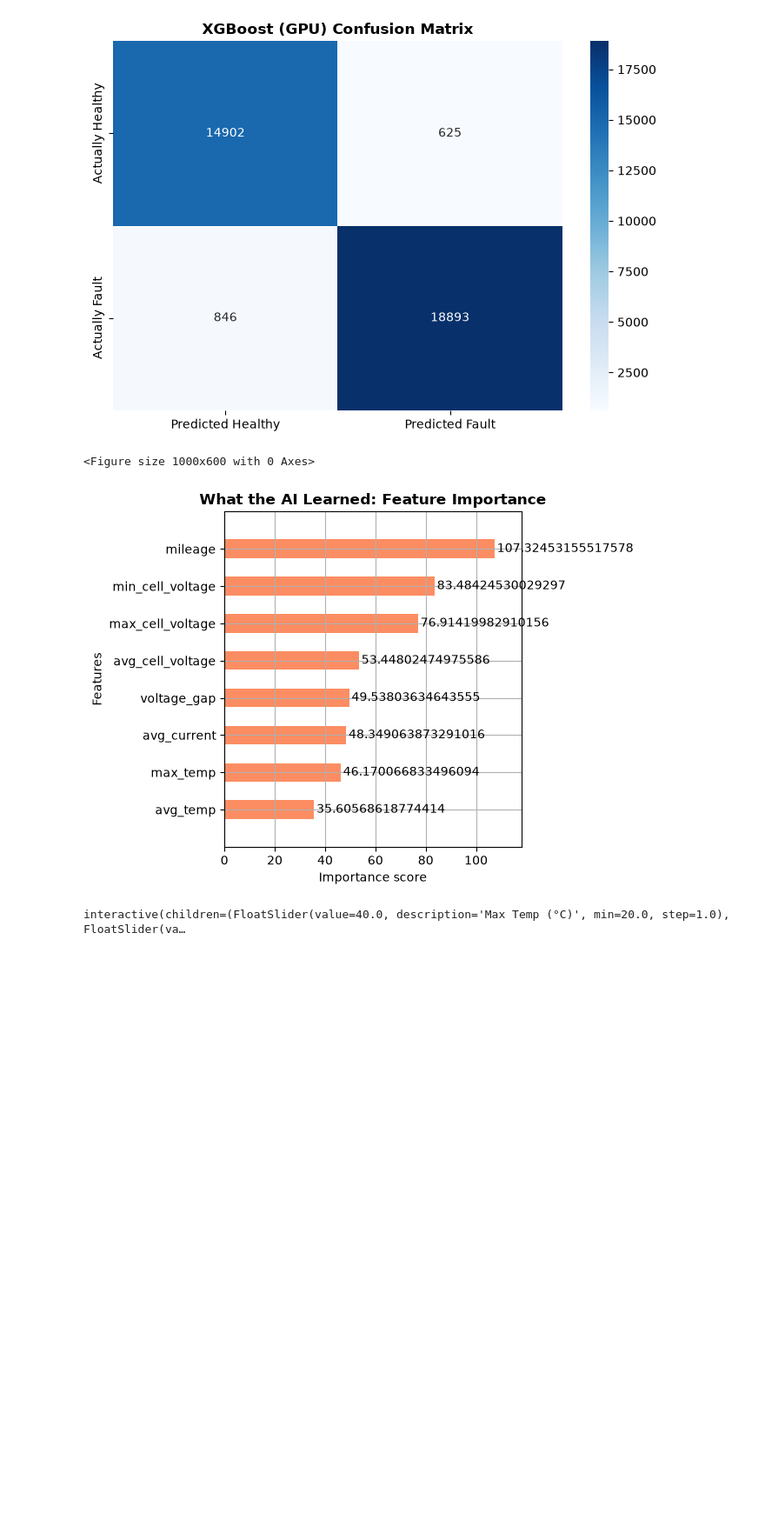
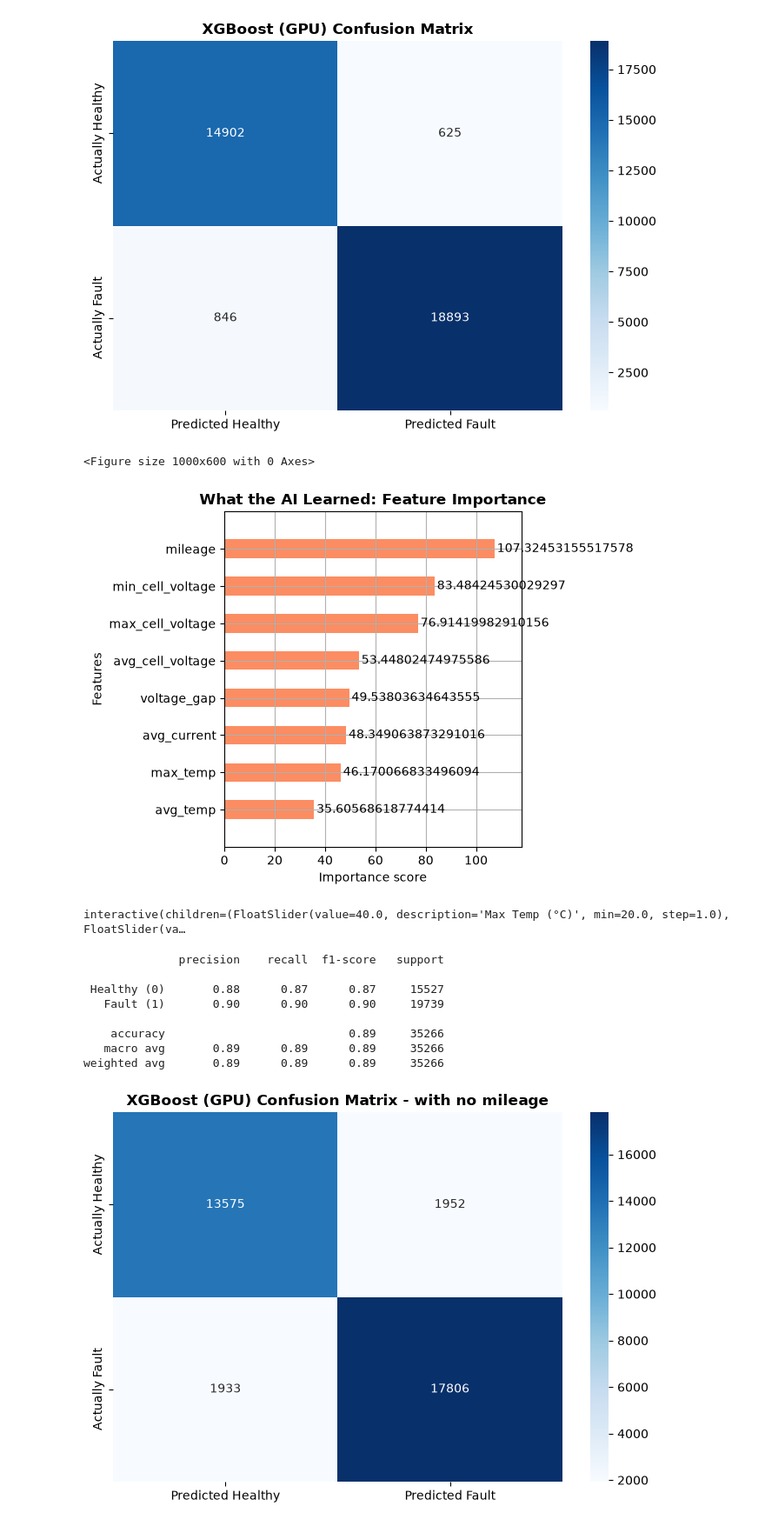
Before and after one commit to TO0823/ev-battery-safety-api, a Jupyter notebook: notebooks/work.ipynb, the cells around one changed output. Shown at 87% size. Cells and saved outputs as stored; diff of their text form; code cells hidden in the pictures; blank space fills up the shorter version.

```diff
--- a/notebooks/work.ipynb
+++ b/notebooks/work.ipynb
@@ -517,3 +298,64 @@ widgets.interact(
 interactive(children=(FloatSlider(value=40.0, description='Max Temp (°C)', min=20.0, step=1.0), FloatSlider(va…
 # %%
 gpu_model.save_model("ev_battery_model.json")
+# %%
+import pandas as pd
+from sklearn.model_selection import train_test_split
+import xgboost as xgb
+from sklearn.metrics import classification_report, confusion_matrix
+import seaborn as sns
+import matplotlib.pyplot as plt
+
+#Data is X and Y above
+X_raw = pd.read_csv("../data/ev_features_X.csv")
+y_raw = pd.read_csv("../data/ev_labels_y.csv")
+
+df_merged = pd.merge(X_raw, y_raw, on='car')
+
+#Will clean data to prevent  cheating (drop car columns) so it learns not memorise
+cols_to_drop = ['car', 'Unnamed: 0', 'label','mileage']  # Added 'mileage' to the drop list to prevent potential data leakage
+
+X_clean = df_merged.drop(columns=[col for col in cols_to_drop if col in df_merged.columns])
+Y_clean = df_merged['label']#We only want the actual 0 or 1 column
+
+#Testing now
+#80% train , 20% test
+X_train, X_test, y_train, y_test = train_test_split(X_clean, Y_clean, test_size=0.2, random_state=42)
+
+#Setting XGBoost Classifier and force to use my GPU (if available) and train the model
+gpu_model1 = xgb.XGBClassifier(
+    n_estimators=100,
+    tree_method='hist',
+    device='cuda',
+    random_state=42
+)
+
+#train the model
+gpu_model1.fit(X_train, y_train)
+
+
+#now we will predict the test set
+predictions1 = gpu_model1.predict(X_test)
+
+#Results
+print(classification_report(y_test, predictions1, target_names=['Healthy (0)', 'Fault (1)']))
+
+
+plt.figure(figsize=(7, 5))
+cm = confusion_matrix(y_test, predictions1)
+sns.heatmap(cm, annot=True, fmt='d', cmap='Blues',
+            xticklabels=['Predicted Healthy', 'Predicted Fault'],
+            yticklabels=['Actually Healthy', 'Actually Fault'])
+plt.title("XGBoost (GPU) Confusion Matrix - with no mileage", fontweight='bold')
+plt.tight_layout()
+plt.show()
+# %% [output]
+              precision    recall  f1-score   support
+
+ Healthy (0)       0.88      0.87      0.87     15527
+   Fault (1)       0.90      0.90      0.90     19739
+
+    accuracy                           0.89     35266
+   macro avg       0.89      0.89      0.89     35266
+weighted avg       0.89      0.89      0.89     35266
+[figure, added]
```
Also changed, not shown: parts of 13 cells of this notebook, 11 other files.
